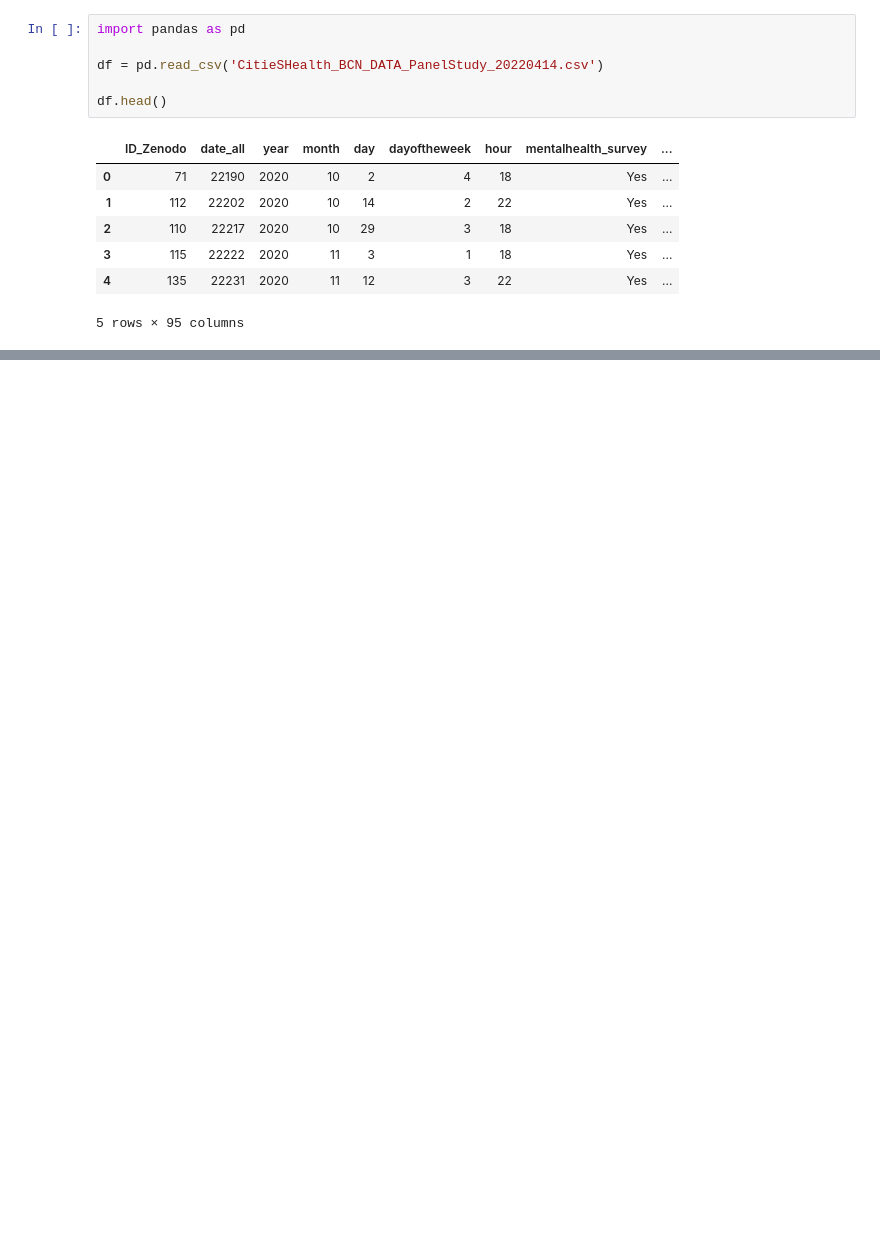
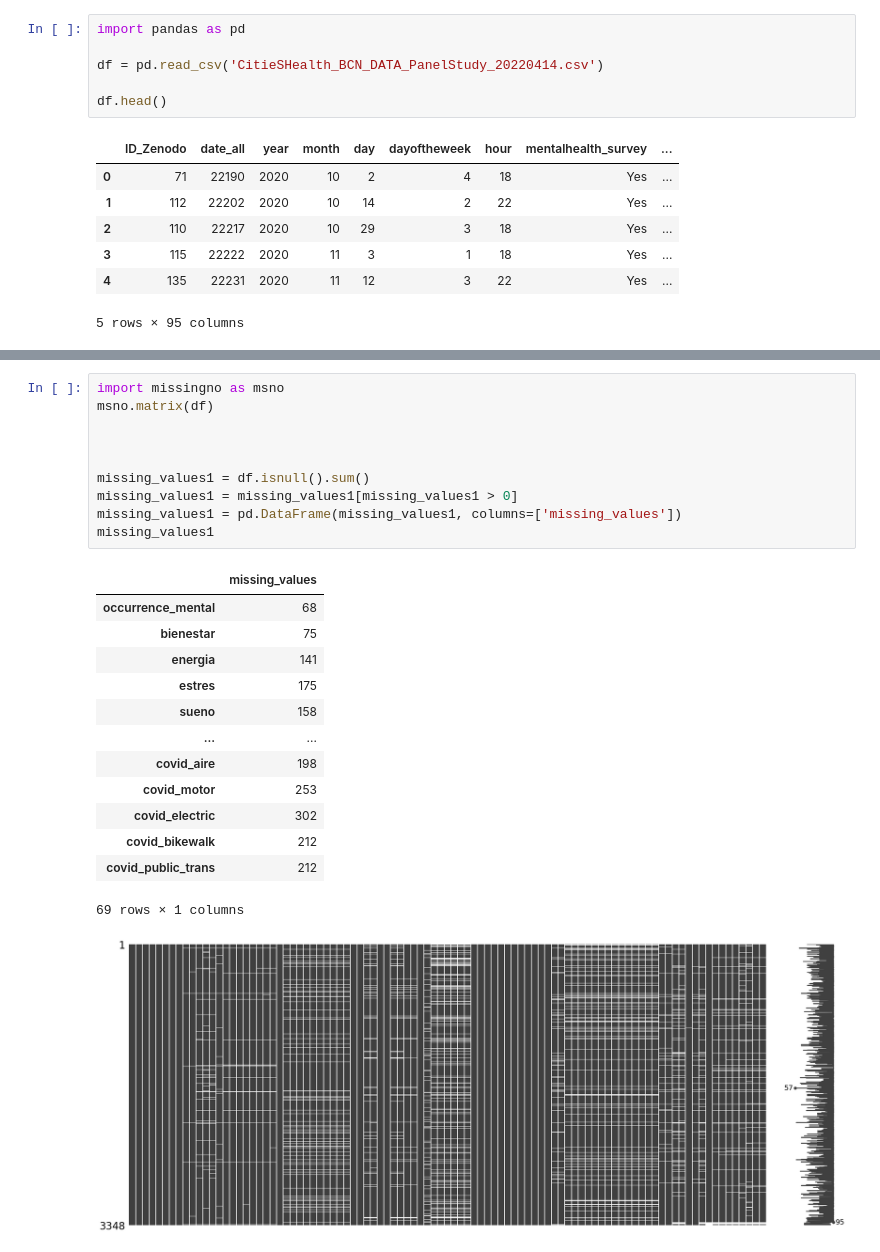
Before and after one commit to adraco007/Pollution_Health_BCN, a Jupyter notebook: practica1.ipynb, the cells around one changed output, grey strips where cells are left out. Saved outputs shown, nothing was run; the diff lists cells and outputs as text; blank space fills up the shorter version.

```diff
--- a/practica1.ipynb
+++ b/practica1.ipynb
@@ -14,0 +84,25 @@ df.head()
+# %%
+import missingno as msno
+msno.matrix(df)
+
+
+
+missing_values1 = df.isnull().sum()
+missing_values1 = missing_values1[missing_values1 > 0]
+missing_values1 = pd.DataFrame(missing_values1, columns=['missing_values'])
+missing_values1
+# %% [output]
+|  | missing_values |
+| occurrence_mental | 68 |
+| bienestar | 75 |
+| energia | 141 |
+| estres | 175 |
+| sueno | 158 |
+| ... | ... |
+| covid_aire | 198 |
+| covid_motor | 253 |
+| covid_electric | 302 |
+| covid_bikewalk | 212 |
+| covid_public_trans | 212 |
+69 rows × 1 columns
+[figure, added]
```
Also changed, not shown: parts of 6 cells of this notebook.
